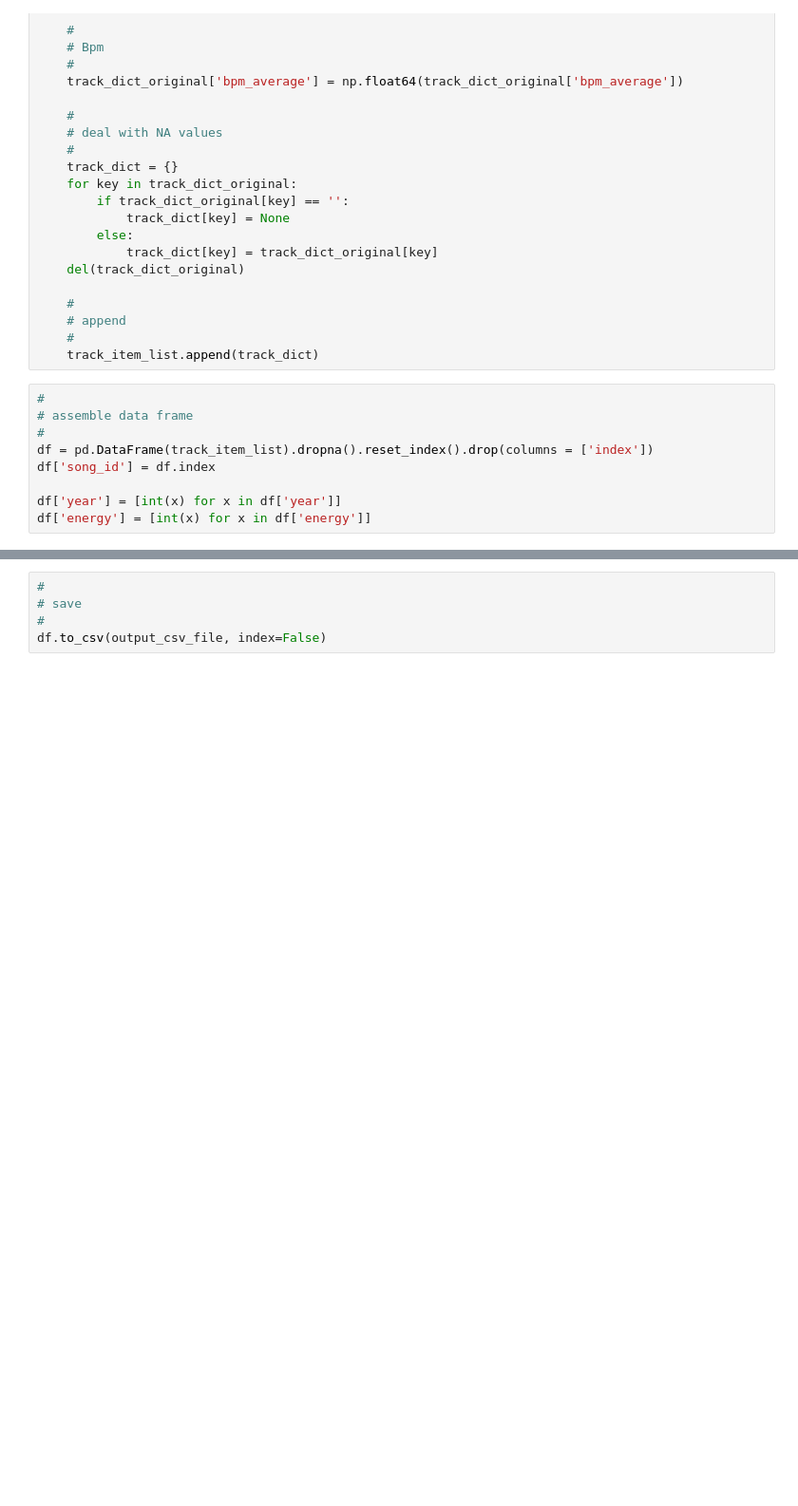
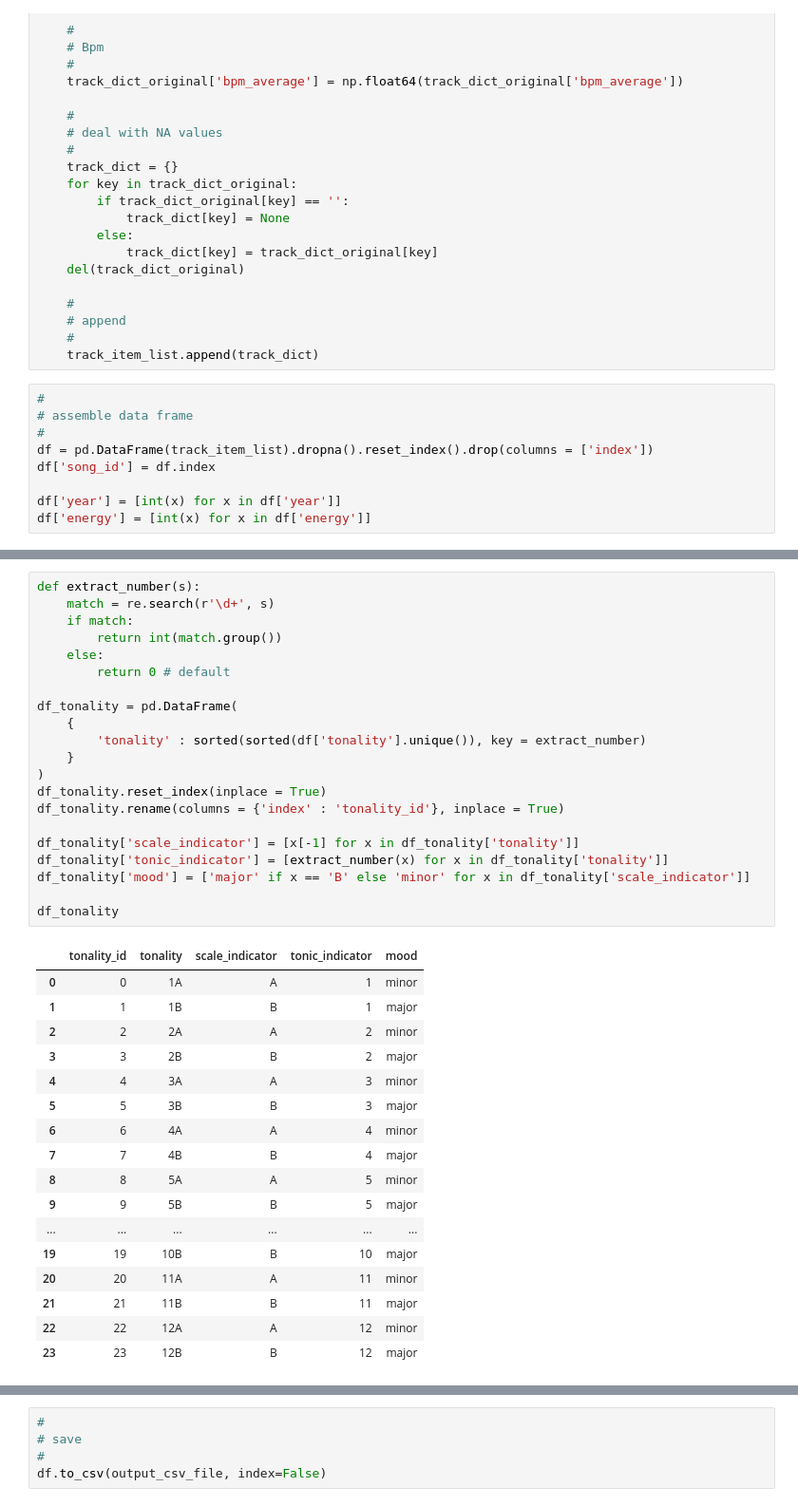
Before and after one commit to badassdatascience/music-production-and-performance, a Jupyter notebook: music_production_and_performance/DJ/rekordbox/rekordbox_xml_parser.ipynb, the cells around one changed output, grey strips where cells are left out. Shown at 95% size. Cells and saved outputs as stored; diff of their text form; blank space fills up the shorter version.

```diff
--- a/music_production_and_performance/DJ/rekordbox/rekordbox_xml_parser.ipynb
+++ b/music_production_and_performance/DJ/rekordbox/rekordbox_xml_parser.ipynb
@@ -130,0 +150,39 @@ df_album = pd.DataFrame({'album_name' : df['album'], 'artist_name' : df['artist_
+# %%
+def extract_number(s):
+    match = re.search(r'\d+', s)
+    if match:
+        return int(match.group())
+    else:
+        return 0 # default
+
+df_tonality = pd.DataFrame(
+    {
+        'tonality' : sorted(sorted(df['tonality'].unique()), key = extract_number)
+    }
+)
+df_tonality.reset_index(inplace = True)
+df_tonality.rename(columns = {'index' : 'tonality_id'}, inplace = True)
+
+df_tonality['scale_indicator'] = [x[-1] for x in df_tonality['tonality']]
+df_tonality['tonic_indicator'] = [extract_number(x) for x in df_tonality['tonality']]
+df_tonality['mood'] = ['major' if x == 'B' else 'minor' for x in df_tonality['scale_indicator']]
+
+df_tonality
+# %% [output]
+|  | tonality_id | tonality | scale_indicator | tonic_indicator | mood |
+| 0 | 0 | 1A | A | 1 | minor |
+| 1 | 1 | 1B | B | 1 | major |
+| 2 | 2 | 2A | A | 2 | minor |
+| 3 | 3 | 2B | B | 2 | major |
+| 4 | 4 | 3A | A | 3 | minor |
+| 5 | 5 | 3B | B | 3 | major |
+| 6 | 6 | 4A | A | 4 | minor |
+| 7 | 7 | 4B | B | 4 | major |
+| 8 | 8 | 5A | A | 5 | minor |
+| 9 | 9 | 5B | B | 5 | major |
+| ... | ... | ... | ... | ... | ... |
+| 19 | 19 | 10B | B | 10 | major |
+| 20 | 20 | 11A | A | 11 | minor |
+| 21 | 21 | 11B | B | 11 | major |
+| 22 | 22 | 12A | A | 12 | minor |
+| 23 | 23 | 12B | B | 12 | major |
```
Also changed, not shown: parts of 6 cells of this notebook.
